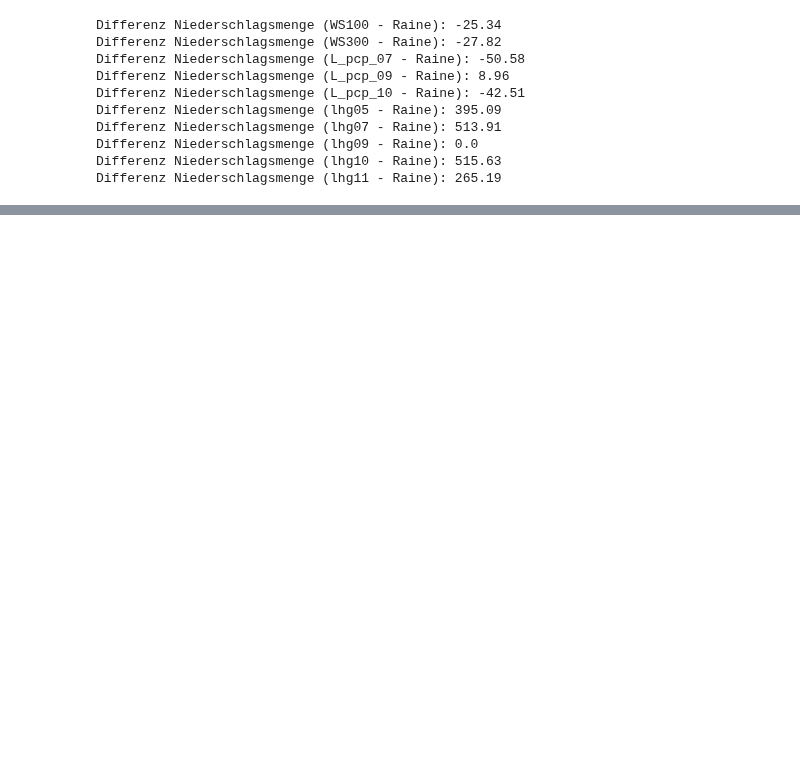
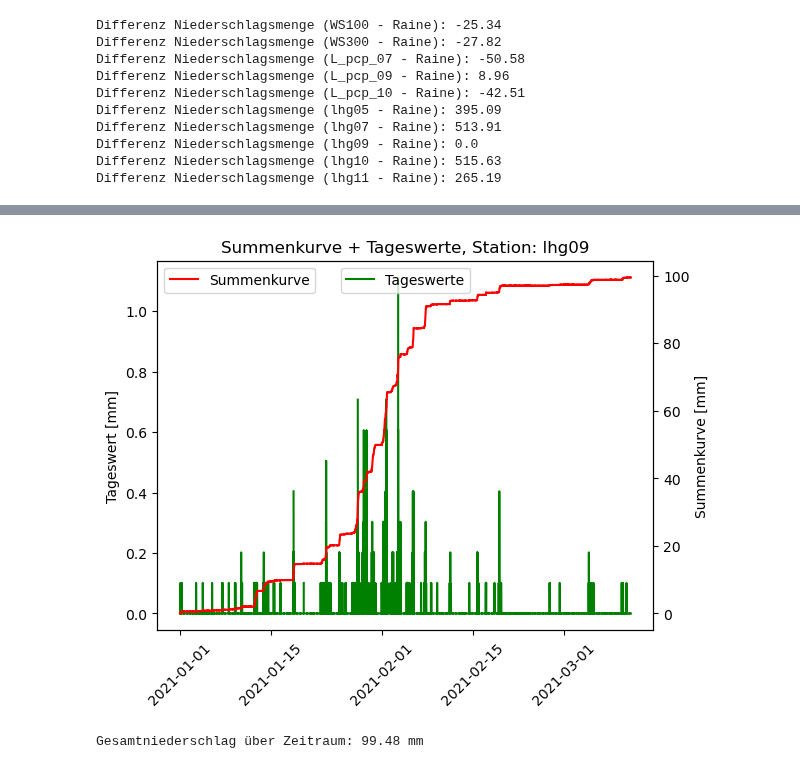
Before and after one commit to Nicholas202024/Hiwi_Code, a Jupyter notebook: Jahressummen.ipynb, the cells around one changed output, grey strips where cells are left out. Saved outputs shown, nothing was run; the diff lists cells and outputs as text; code cells hidden in the pictures; blank space fills up the shorter version.

```diff
--- a/Jahressummen.ipynb
+++ b/Jahressummen.ipynb
@@ -59,5 +59,43 @@ L_pcp_rtu['rr_10'][L_pcp_rtu['rr_10'] == L_pcp_rtu['rr_10'].max()] = np.nan
 # 67 = freezing rain
 # 69 = sleet
 # 90 = hail
+# %%
+def sum_curve(data, station, date_start, date_end, i):
+
+    # set DataFrame for this run of this funktion
+    dataframe = data[station][date_start:date_end]
+
+    # Messwerte der Station aufsummieren
+    sum_list = dataframe.cumsum().tolist()
+    sum = data[station][date_start:date_end].sum()
+
+    # "Summendataframe" erstellen
+    index_sum_df = dataframe.index
+    sum_df = pd.Series(data=sum_list, index=index_sum_df)
+
+    # Subplot erstellen
+    fig, ax = plt.subplots()
+
+    # plot Tageswerte
+    ax.plot(index_sum_df, dataframe, label='Tageswerte', color='green')
+    ax.set_ylabel('Tageswert [mm]')
+    plt.xticks(rotation=45)
+    plt.legend(loc=9)
+
+    # plot Summenkurve
+    ax = ax.twinx()
+    ax.plot(index_sum_df, sum_list, label='Summenkurve', color='red')
+    ax.set_ylabel('Summenkurve [mm]')
+    plt.legend(loc=2)
+
+    name_plot = 'Summenkurve + Tageswerte, Station: ' + list_stations_names[i]
+    plt.title(name_plot)
+    plt.xlabel('DateTime')
+    plt.legend()
+
+    plt.show()
+    plt.close()
+
+    return print('Gesamtniederschlag über Zeitraum:', round(sum, 2), 'mm\n')
 # %%
 reference = Raine_rtu['Niederschlagsmenge']
@@ -135,0 +245,2 @@ print(lhg_rtu[lhg_rtu['lhg11'].index.isin(Raine_rtu.index)]['lhg11'].sum())
+# %%
+lhg_rtu['lhg09'][lhg_rtu['lhg09'] == lhg_rtu['lhg09'].max()] = np.nan
@@ -135,0 +259,5 @@ print(lhg_rtu[lhg_rtu['lhg11'].index.isin(Raine_rtu.index)]['lhg11'].sum())
+# %%
+sum_curve(lhg_rtu, 'lhg09', lhg_rtu.index.min(), lhg_rtu.index.max(), 7)
+# %% [output]
+[figure, added]
+Gesamtniederschlag über Zeitraum: 99.48 mm
```
Also changed, not shown: parts of 12 cells of this notebook, 1 other file.
